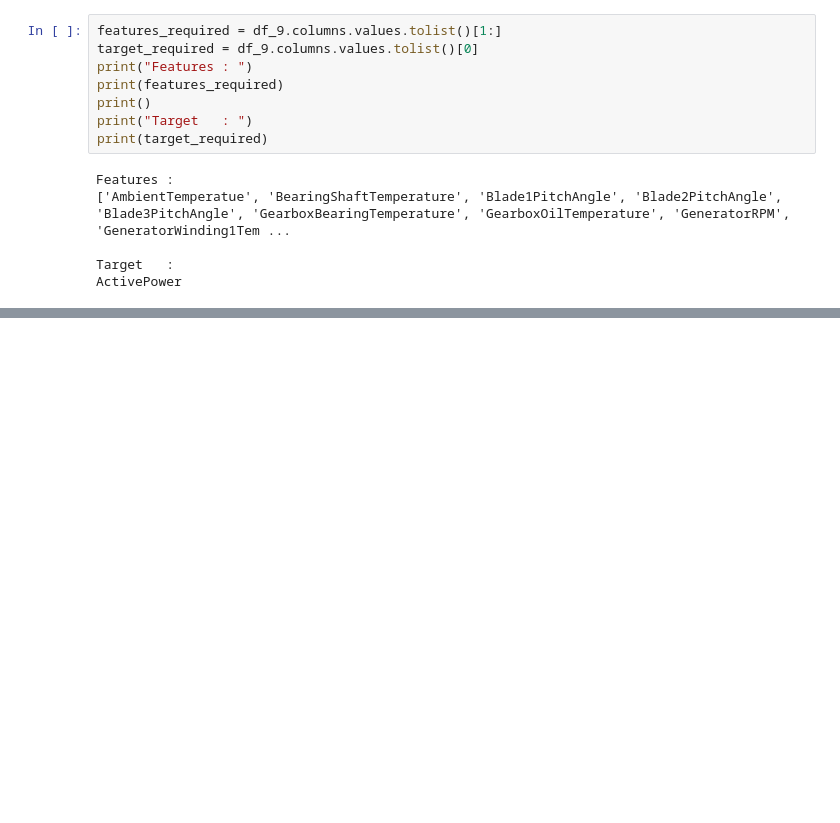
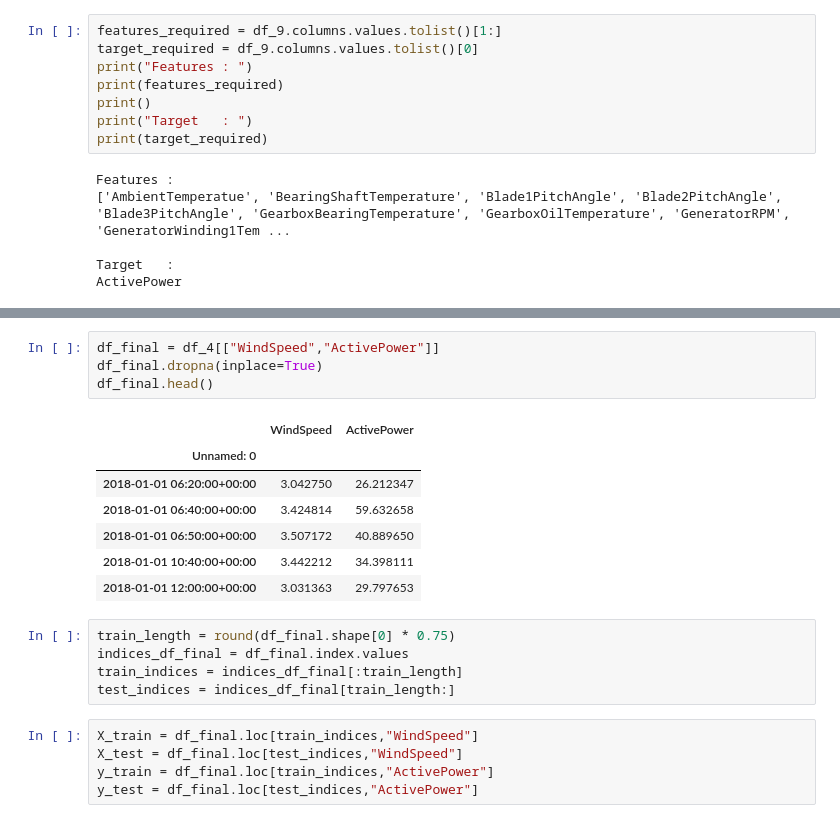
Before and after one commit to amithvardhan99/videos, a Jupyter notebook: Prediction of Renewable Energy Generation/notebook.ipynb, the cells around one changed output, grey strips where cells are left out. Saved outputs shown, nothing was run; the diff lists cells and outputs as text; blank space fills up the shorter version.

```diff
--- a/Prediction of Renewable Energy Generation/notebook.ipynb
+++ b/Prediction of Renewable Energy Generation/notebook.ipynb
@@ -173,0 +214,22 @@ ActivePower
+# %%
+df_final = df_4[["WindSpeed","ActivePower"]]
+df_final.dropna(inplace=True)
+df_final.head()
+# %% [output]
+|  | WindSpeed | ActivePower |
+| Unnamed: 0 |  |  |
+| 2018-01-01 06:20:00+00:00 | 3.042750 | 26.212347 |
+| 2018-01-01 06:40:00+00:00 | 3.424814 | 59.632658 |
+| 2018-01-01 06:50:00+00:00 | 3.507172 | 40.889650 |
+| 2018-01-01 10:40:00+00:00 | 3.442212 | 34.398111 |
+| 2018-01-01 12:00:00+00:00 | 3.031363 | 29.797653 |
+# %%
+train_length = round(df_final.shape[0] * 0.75)
+indices_df_final = df_final.index.values
+train_indices = indices_df_final[:train_length]
+test_indices = indices_df_final[train_length:]
+# %%
+X_train = df_final.loc[train_indices,"WindSpeed"]
+X_test = df_final.loc[test_indices,"WindSpeed"]
+y_train = df_final.loc[train_indices,"ActivePower"]
+y_test = df_final.loc[test_indices,"ActivePower"]
```
Also changed, not shown: parts of 13 cells of this notebook.
